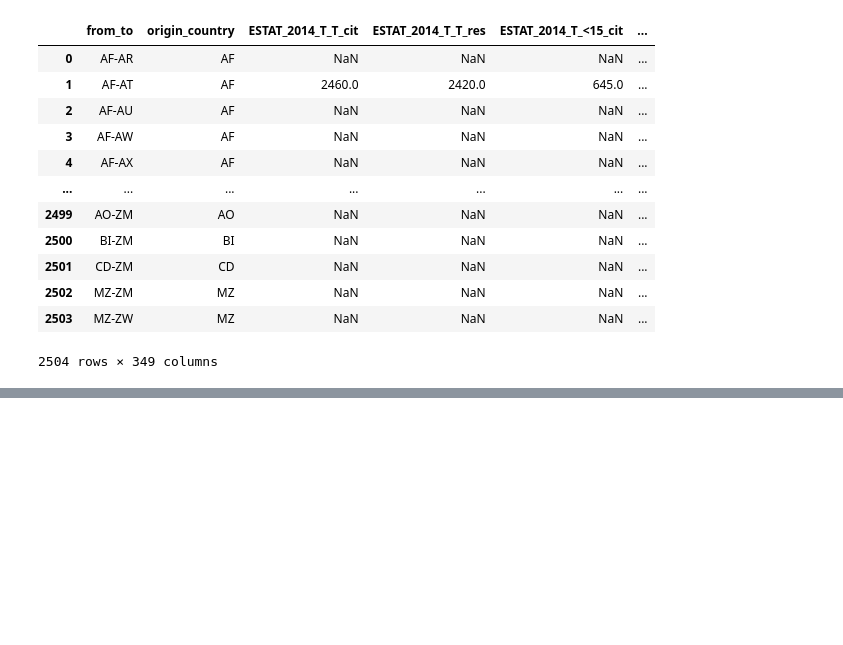
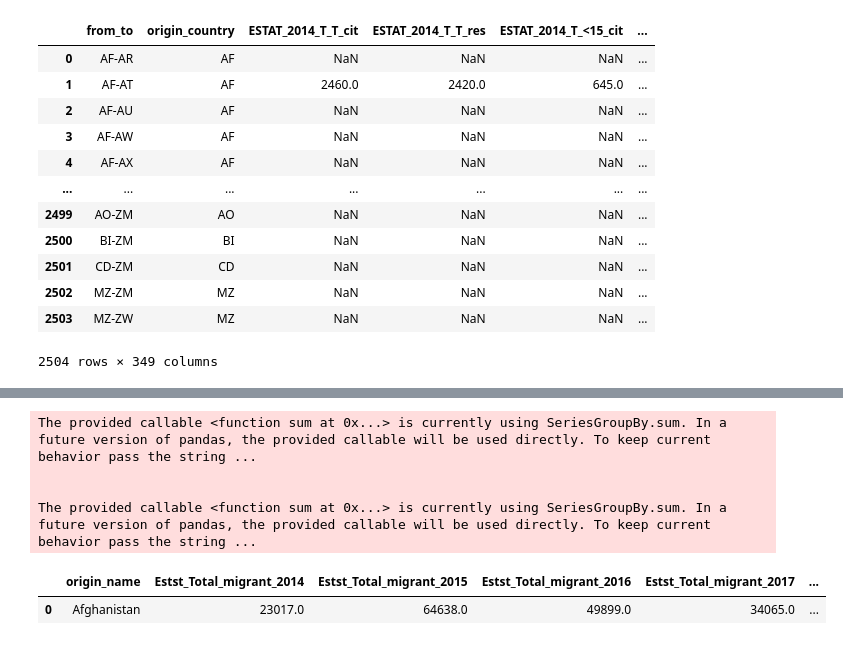
Before and after one commit to MIT-Emerging-Talent/2024-group-07-cdsp, a Jupyter notebook: Data_Analysis/first_iteration/First_Analysis.ipynb, the cells around one changed output, grey strips where cells are left out. Cells and saved outputs as stored; diff of their text form; code cells hidden in the pictures; blank space fills up the shorter version.

```diff
--- a/Data_Analysis/first_iteration/First_Analysis.ipynb
+++ b/Data_Analysis/first_iteration/First_Analysis.ipynb
@@ -355,7 +339,7 @@ the function takes four parameters,
 df = the data frame
 origin = the origin country
 fixed_distance = this a chosen fixed distance to compare against, here it is taken to be 1000 where this number correseponds to the neighbors'''
-def find_related_destinations(df, migrants_df, origin, fixed_distance):
+def find_related_destinations(df, origin, fixed_distance):
     # Filter rows where 'origin name' matches the input origin
     origin_rows = df[df['origin_name'] == origin]
     origin_rows = pd.DataFrame(origin_rows)
@@ -462,0 +413,22 @@ calculate_yearly_totals(migrants_df, related_destinations, years)
+# %%
+
+related_destinations = find_related_destinations(df_selected, 'Afghanistan', 7000)
+filtered_GDP = GDP[GDP['destination_name'].isin(related_destinations)]
+Total_Mig_year_related = filtered_GDP.groupby('origin_name').agg({
+        'Estst_Total_migrant_2014': np.sum,
+        'Estst_Total_migrant_2015': np.sum,
+        'Estst_Total_migrant_2016': np.sum,
+        'Estst_Total_migrant_2017': np.sum,
+        'Estst_Total_migrant_2018': np.sum,
+        'Estst_Total_migrant_2019': np.sum
+    })
+Total_Mig_year_related = pd.DataFrame(Total_Mig_year_related)
+Total_Mig_year_related = Total_Mig_year_related.reset_index()
+Total_Mig_year_related[Total_Mig_year_related['origin_name']== 'Afghanistan']
+# %% [output]
+The provided callable <function sum at 0x...> is currently using SeriesGroupBy.sum. In a future version of pandas, the provided callable will be used directly. To keep current behavior pass the string ...
+
+
+The provided callable <function sum at 0x...> is currently using SeriesGroupBy.sum. In a future version of pandas, the provided callable will be used directly. To keep current behavior pass the string ...
+|  | origin_name | Estst_Total_migrant_2014 | Estst_Total_migrant_2015 | Estst_Total_migrant_2016 | Estst_Total_migrant_2017 | ... |
+| 0 | Afghanistan | 23017.0 | 64638.0 | 49899.0 | 34065.0 | ... |
```
Also changed, not shown: parts of 5 cells of this notebook.
